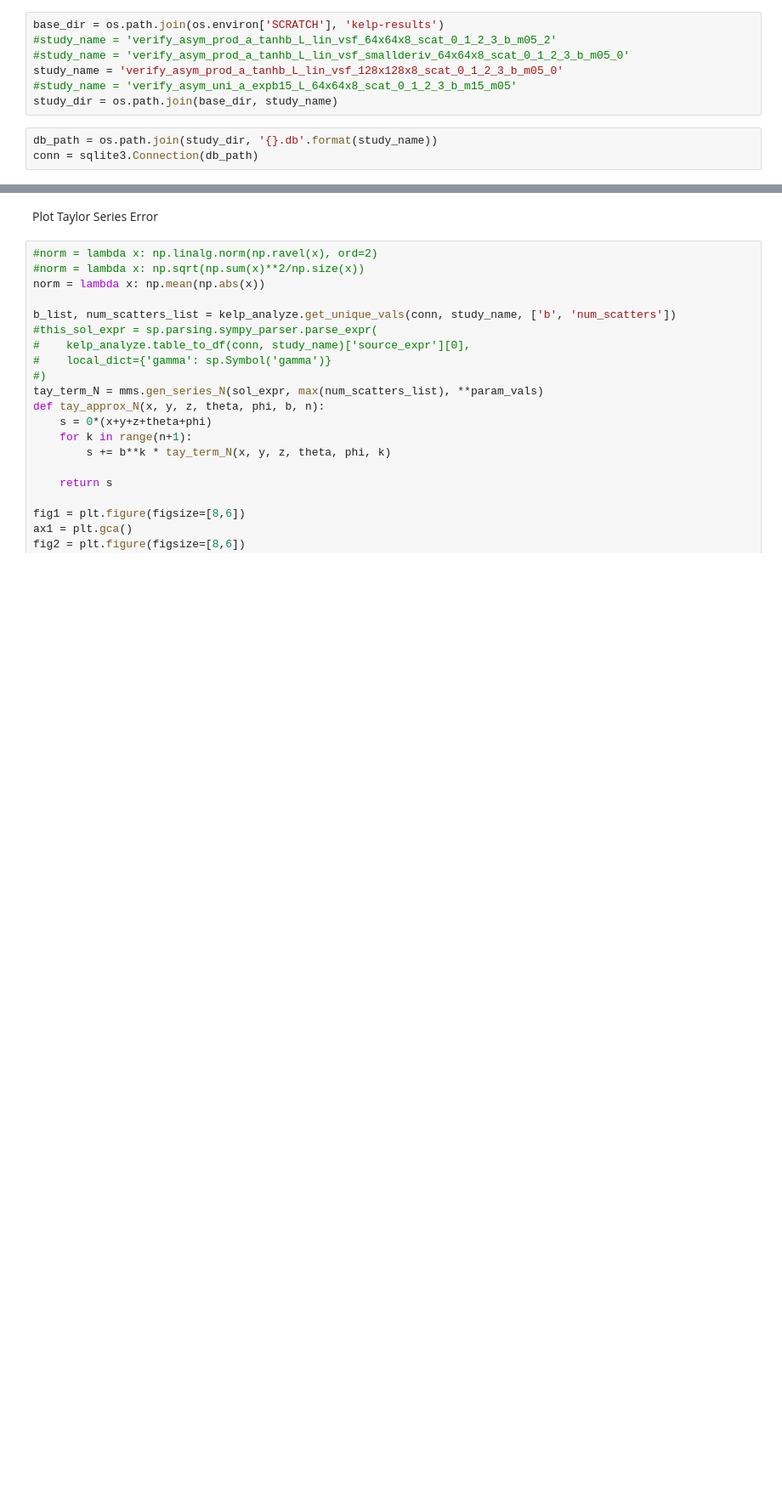
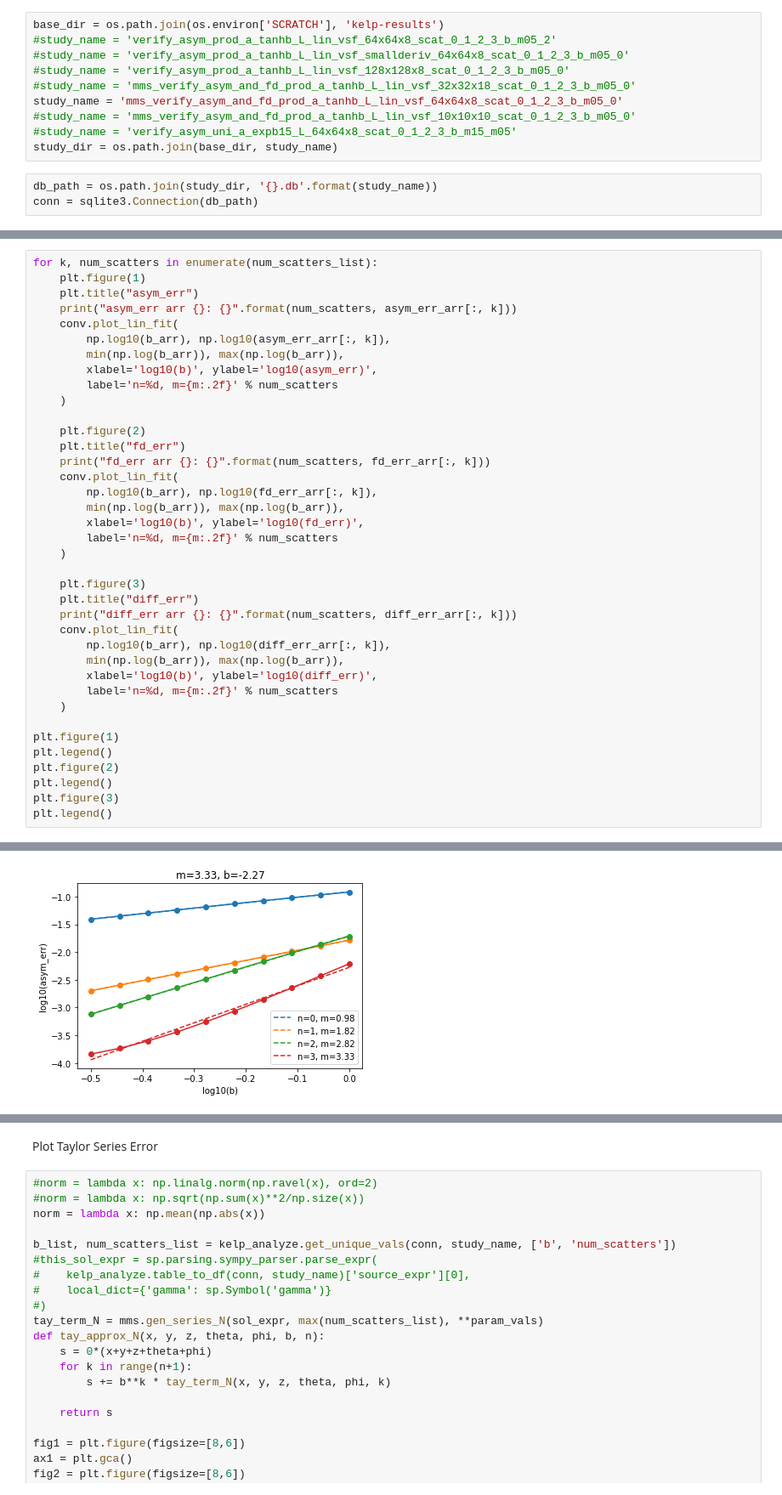
Before and after one commit to OliverEvans96/kelp, a Jupyter notebook: code/python/ManufacturedSolution.ipynb, the cells around one changed output, grey strips where cells are left out. Shown: that part at 85% size. Saved outputs shown, nothing was run; the diff lists cells and outputs as text; blank space fills up the shorter version.

```diff
--- a/code/python/ManufacturedSolution.ipynb
+++ b/code/python/ManufacturedSolution.ipynb
@@ -1139,7 +1206,10 @@ INSERT INTO verify_asym_prod_a_tanhb_L_lin_vsf_64x64x10_scat_0_1_2_3_b_m05_0 VAL
 base_dir = os.path.join(os.environ['SCRATCH'], 'kelp-results')
 #study_name = 'verify_asym_prod_a_tanhb_L_lin_vsf_64x64x8_scat_0_1_2_3_b_m05_2'
 #study_name = 'verify_asym_prod_a_tanhb_L_lin_vsf_smallderiv_64x64x8_scat_0_1_2_3_b_m05_0'
-study_name = 'verify_asym_prod_a_tanhb_L_lin_vsf_128x128x8_scat_0_1_2_3_b_m05_0'
+#study_name = 'verify_asym_prod_a_tanhb_L_lin_vsf_128x128x8_scat_0_1_2_3_b_m05_0'
+#study_name = 'mms_verify_asym_and_fd_prod_a_tanhb_L_lin_vsf_32x32x18_scat_0_1_2_3_b_m05_0'
+study_name = 'mms_verify_asym_and_fd_prod_a_tanhb_L_lin_vsf_64x64x8_scat_0_1_2_3_b_m05_0'
+#study_name = 'mms_verify_asym_and_fd_prod_a_tanhb_L_lin_vsf_10x10x10_scat_0_1_2_3_b_m05_0'
 #study_name = 'verify_asym_uni_a_expb15_L_64x64x8_scat_0_1_2_3_b_m15_m05'
 study_dir = os.path.join(base_dir, study_name)
 # %%
@@ -1210,0 +1313,39 @@ IndexError: boolean index did not match indexed array along dimension 3; dimensi
+# %%
+for k, num_scatters in enumerate(num_scatters_list):
+    plt.figure(1)
+    plt.title("asym_err")
+    print("asym_err arr {}: {}".format(num_scatters, asym_err_arr[:, k]))
+    conv.plot_lin_fit(
+        np.log10(b_arr), np.log10(asym_err_arr[:, k]),
+        min(np.log(b_arr)), max(np.log(b_arr)),
+        xlabel='log10(b)', ylabel='log10(asym_err)',
+        label='n=%d, m={m:.2f}' % num_scatters
+    )
+
+    plt.figure(2)
+    plt.title("fd_err")
+    print("fd_err arr {}: {}".format(num_scatters, fd_err_arr[:, k]))
+    conv.plot_lin_fit(
+        np.log10(b_arr), np.log10(fd_err_arr[:, k]),
+        min(np.log(b_arr)), max(np.log(b_arr)),
+        xlabel='log10(b)', ylabel='log10(fd_err)',
+        label='n=%d, m={m:.2f}' % num_scatters
+    )
+
+    plt.figure(3)
+    plt.title("diff_err")
+    print("diff_err arr {}: {}".format(num_scatters, diff_err_arr[:, k]))
+    conv.plot_lin_fit(
+        np.log10(b_arr), np.log10(diff_err_arr[:, k]),
+        min(np.log(b_arr)), max(np.log(b_arr)),
+        xlabel='log10(b)', ylabel='log10(diff_err)',
+        label='n=%d, m={m:.2f}' % num_scatters
+    )
+
+plt.figure(1)
+plt.legend()
+plt.figure(2)
+plt.legend()
+plt.figure(3)
+plt.legend()
+# %% [output]
@@ -1210,0 +1370 @@ IndexError: boolean index did not match indexed array along dimension 3; dimensi
+[figure, added]
```
Also changed, not shown: parts of 34 cells of this notebook, 9 other files.
